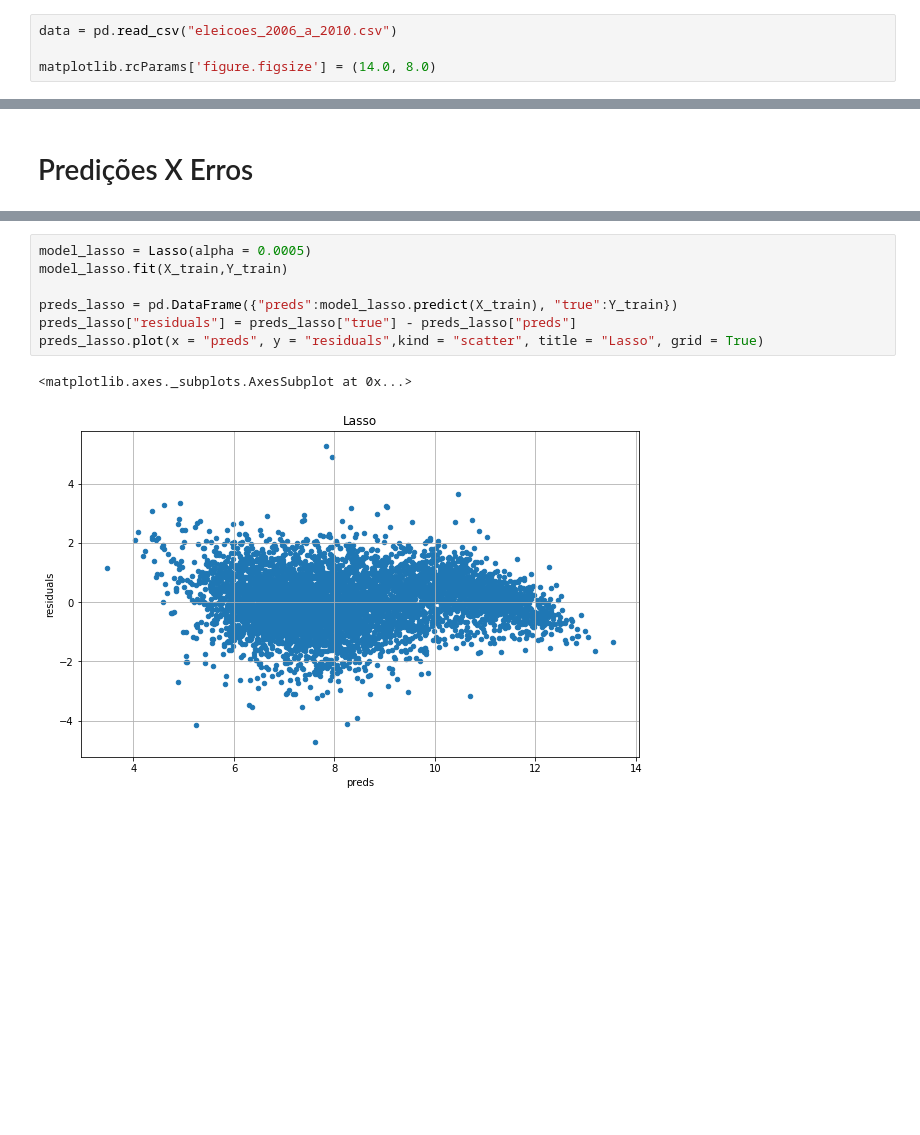
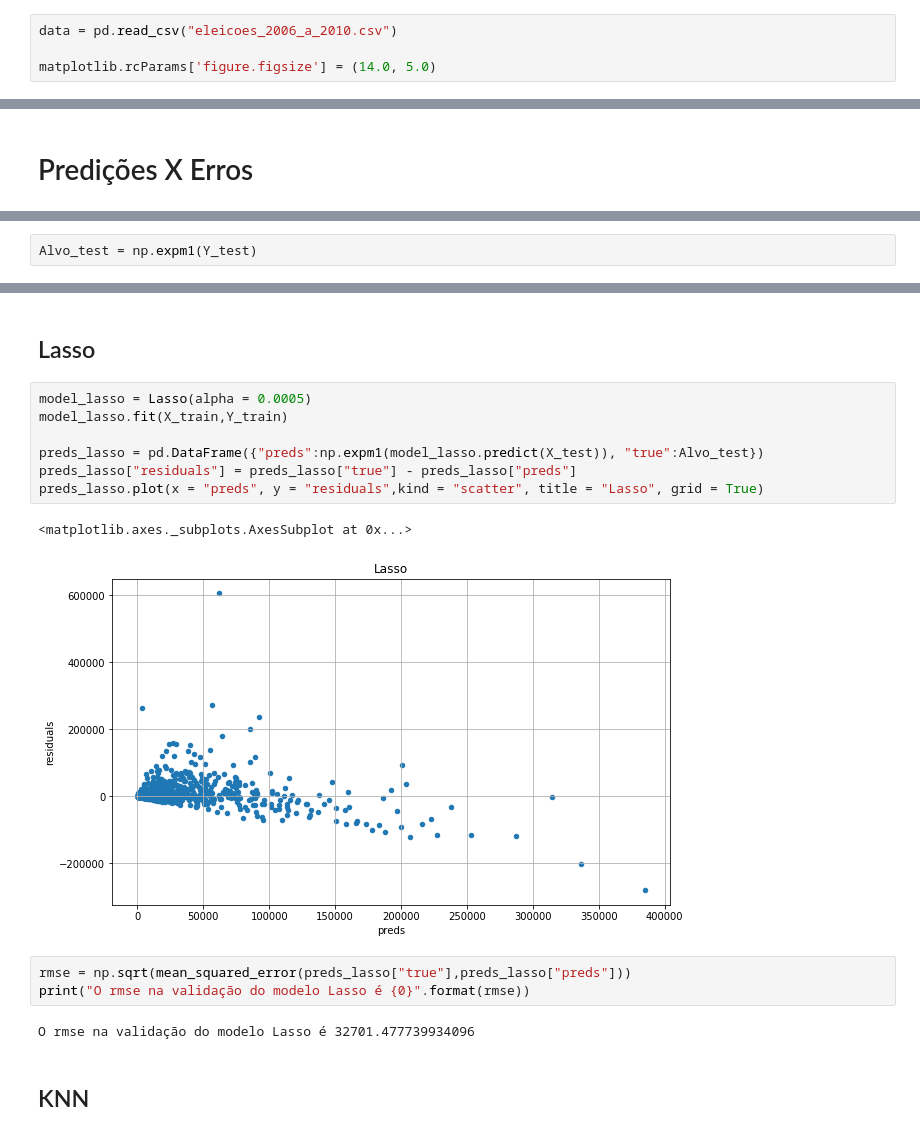
Before and after one commit to RenatoEly/aprendizagemDeMaquina, a Jupyter notebook: Ex3/previsão votação de deputados.ipynb, the cells around one changed output, grey strips where cells are left out. Saved outputs shown, nothing was run; the diff lists cells and outputs as text; blank space fills up the shorter version.

```diff
--- a/Ex3/previsão votação de deputados.ipynb
+++ b/Ex3/previsão votação de deputados.ipynb
@@ -10,7 +10,7 @@ from scipy.stats.stats import pearsonr
 # %%
 data = pd.read_csv("eleicoes_2006_a_2010.csv")
 
-matplotlib.rcParams['figure.figsize'] = (14.0, 8.0)
+matplotlib.rcParams['figure.figsize'] = (14.0, 5.0)
 # %%
 df_votos = pd.DataFrame({"votos":data["votos"], "log(votos + 1)":np.log1p(data["votos"])})
 df_votos.hist(log=True)
@@ -205,0 +202,2 @@ O melhor número de estimators (para profundidade=44) é 1300, com rmse = 0.9050
+# %%
+Alvo_test = np.expm1(Y_test)
@@ -217,13 +224,22 @@ x = preds_ridge.plot(x = "preds", y = "residuals",kind = "scatter", title = "Rid
+# %% [markdown]
+## Lasso
 # %%
 model_lasso = Lasso(alpha = 0.0005)
 model_lasso.fit(X_train,Y_train)
 
-preds_lasso = pd.DataFrame({"preds":model_lasso.predict(X_train), "true":Y_train})
+preds_lasso = pd.DataFrame({"preds":np.expm1(model_lasso.predict(X_test)), "true":Alvo_test})
 preds_lasso["residuals"] = preds_lasso["true"] - preds_lasso["preds"]
 preds_lasso.plot(x = "preds", y = "residuals",kind = "scatter", title = "Lasso", grid = True)
 # %% [output]
 <matplotlib.axes._subplots.AxesSubplot at 0x...>
-[figure, old version]
+[figure, new version]
+# %%
+rmse = np.sqrt(mean_squared_error(preds_lasso["true"],preds_lasso["preds"]))
+print("O rmse na validação do modelo Lasso é {0}".format(rmse))
+# %% [output]
+O rmse na validação do modelo Lasso é 32701.477739934096
+# %% [markdown]
+## KNN
 # %%
 model_knn = KNeighborsRegressor(n_neighbors=25)
 model_knn.fit(X_train,Y_train)
```
Also changed, not shown: parts of 20 cells of this notebook.
